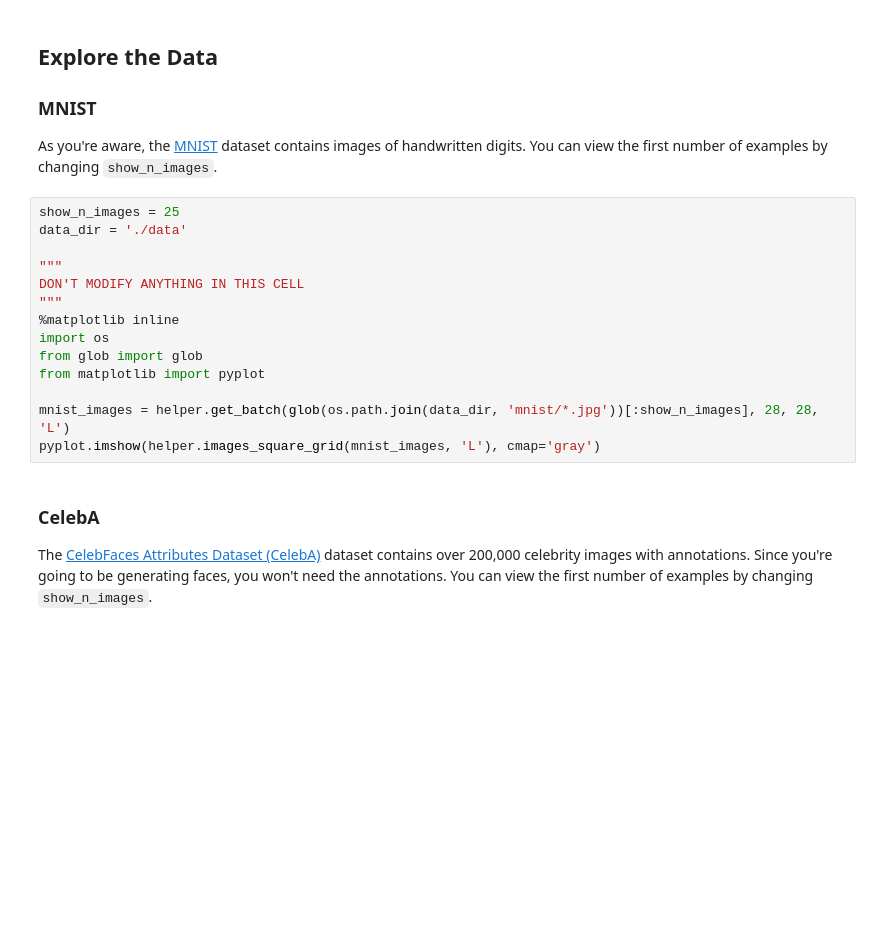
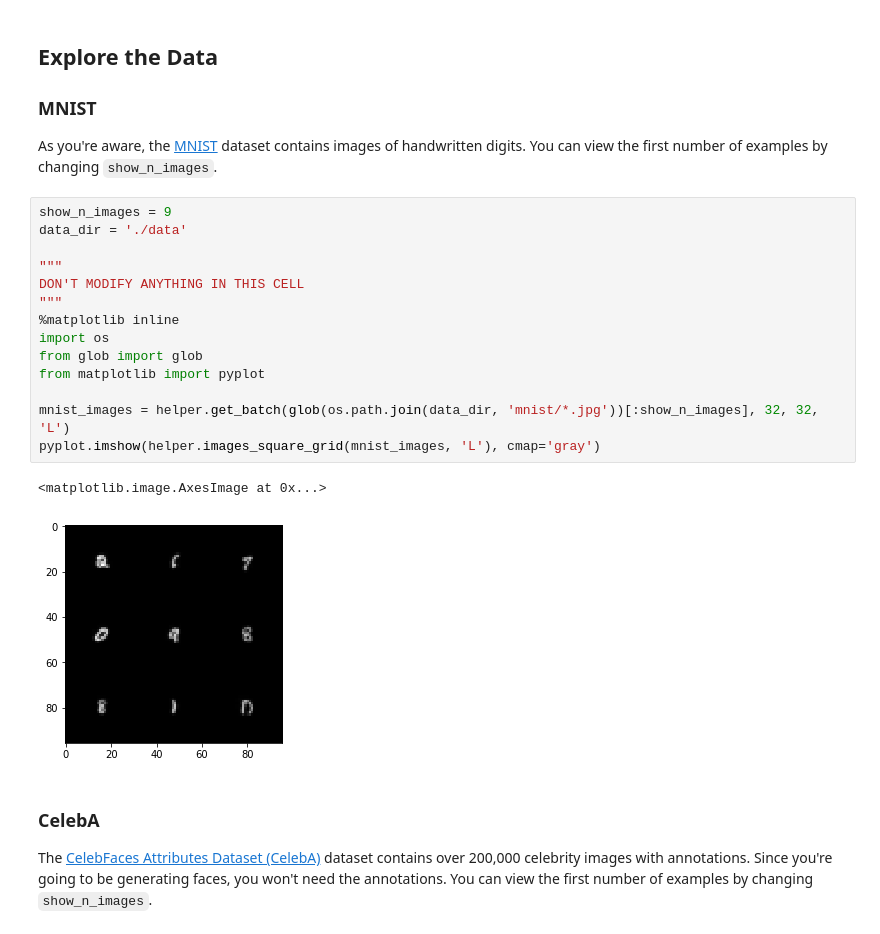
Before and after one commit to alburruss/deep-learning, a Jupyter notebook: face_generation/AB_dlnd_face_generation.ipynb, the cells around one changed output. Cells and saved outputs as stored; diff of their text form; blank space fills up the shorter version.

```diff
--- a/face_generation/AB_dlnd_face_generation.ipynb
+++ b/face_generation/AB_dlnd_face_generation.ipynb
@@ -31,19 +34,22 @@ helper.download_extract('celeba', data_dir)
 ### MNIST
 As you're aware, the [MNIST](http://yann.lecun.com/exdb/mnist/) dataset contains images of handwritten digits. You can view the first number of examples by changing `show_n_images`.
 # %%
-show_n_images = 25
+show_n_images = 9
 data_dir = './data'
 
 """
 DON'T MODIFY ANYTHING IN THIS CELL
 """
 %matplotlib inline
 import os
 from glob import glob
 from matplotlib import pyplot
 
-mnist_images = helper.get_batch(glob(os.path.join(data_dir, 'mnist/*.jpg'))[:show_n_images], 28, 28, 'L')
+mnist_images = helper.get_batch(glob(os.path.join(data_dir, 'mnist/*.jpg'))[:show_n_images], 32, 32, 'L')
 pyplot.imshow(helper.images_square_grid(mnist_images, 'L'), cmap='gray')
+# %% [output]
+<matplotlib.image.AxesImage at 0x...>
+[figure, added]
 # %% [markdown]
 ### CelebA
 The [CelebFaces Attributes Dataset (CelebA)](http://mmlab.ie.cuhk.edu.hk/projects/CelebA.html) dataset contains over 200,000 celebrity images with annotations.  Since you're going to be generating faces, you won't need the annotations.  You can view the first number of examples by changing `show_n_images`.
```
Also changed, not shown: parts of 15 cells of this notebook, 2 other files.
